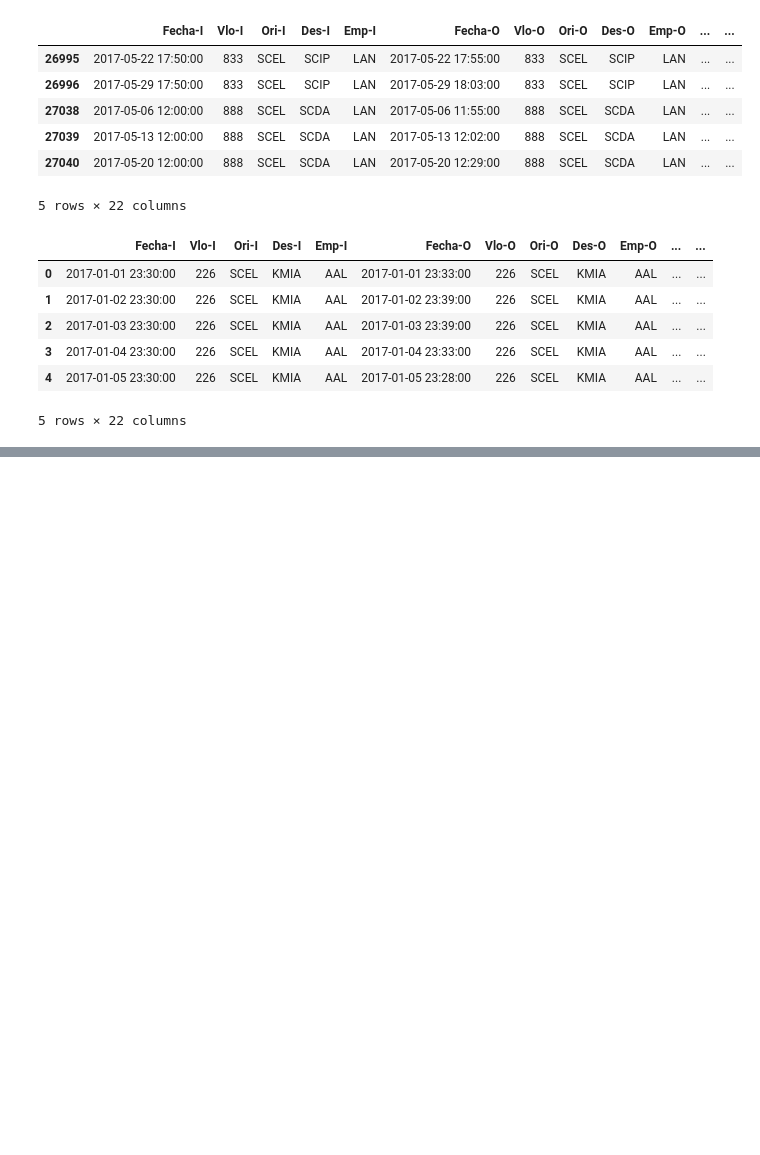
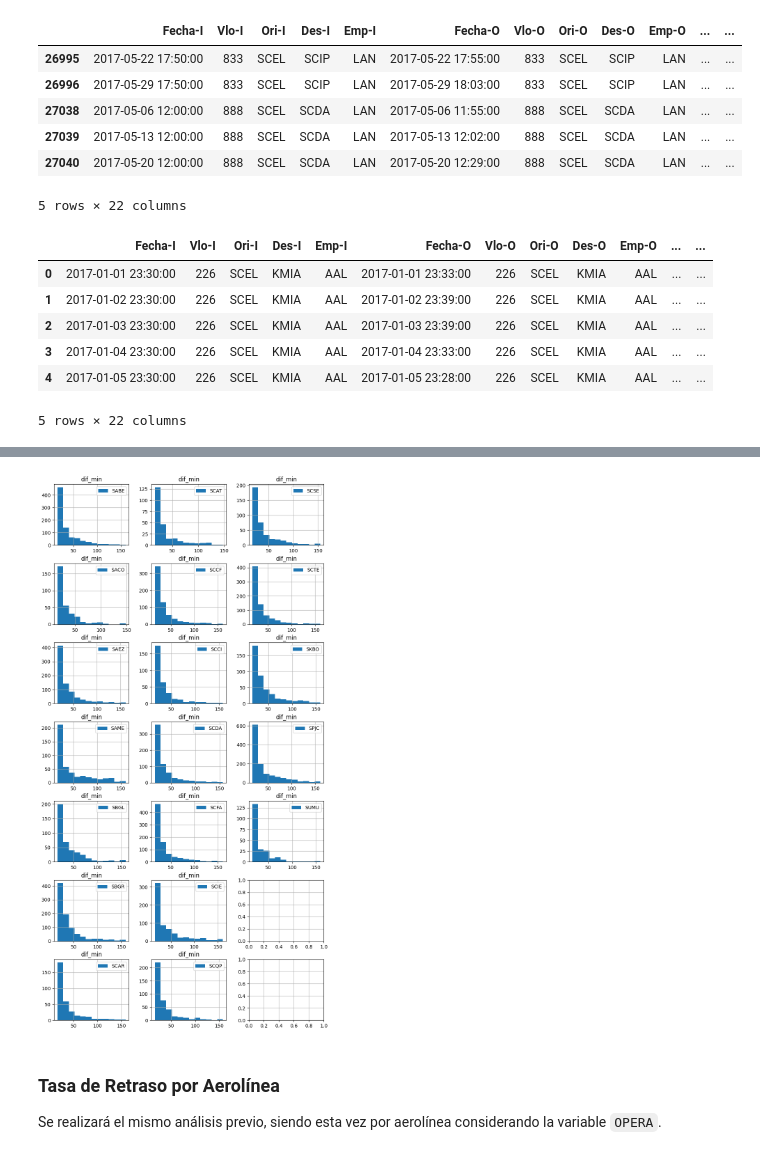
Before and after one commit to AlonsoLetelier/Data-Scientist-Challenge-LATAM, a Jupyter notebook: solutions.ipynb, the cells around one changed output, grey strips where cells are left out. Cells and saved outputs as stored; diff of their text form; code cells hidden in the pictures; blank space fills up the shorter version.

```diff
--- a/solutions.ipynb
+++ b/solutions.ipynb
@@ -415,0 +531,19 @@ flight_delay_data.to_csv('Data/synthetic_features.csv', index=False)
+# %%
+n = 21
+fig, ax = plt.subplots(nrows=int(n/3), ncols=3 , figsize=(10,20))
+i=0
+
+for dest, dif_min_data in flight_delay_data_delayed[["Des-I", "dif_min"]].groupby("Des-I"):
+
+    # Plot values with more than 200 data points
+    if dif_min_data.shape[0] > 200:
+        dif_min_data.hist(ax=ax[i%(n//3), i//(n//3)], bins = 12, label= dest)
+        ax[i%(n//3), i//(n//3)].legend(loc="upper right")
+        i = i+1
+plt.show()
+# %% [output]
+[figure, added]
+# %% [markdown]
+### Tasa de Retraso por Aerolínea
+
+Se realizará el mismo análisis previo, siendo esta vez por aerolínea considerando la variable `OPERA`.
```
Also changed, not shown: parts of 48 cells of this notebook.
